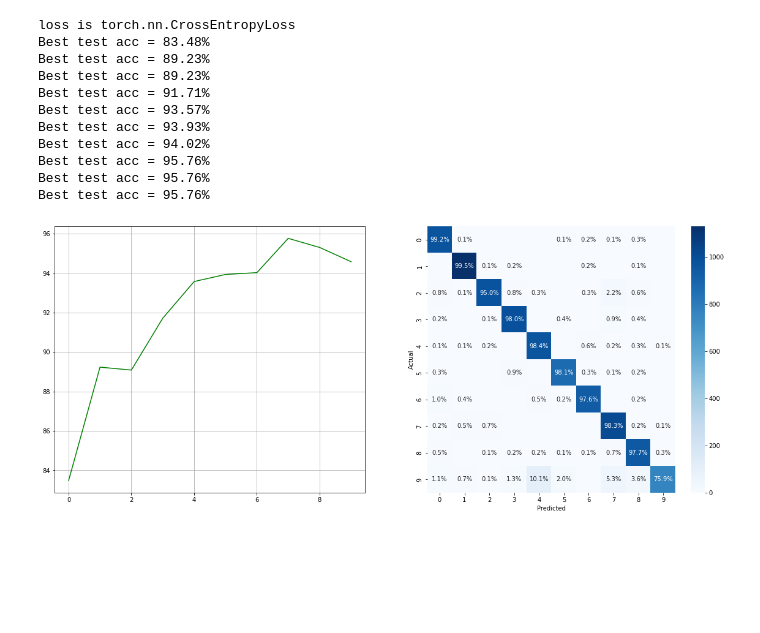
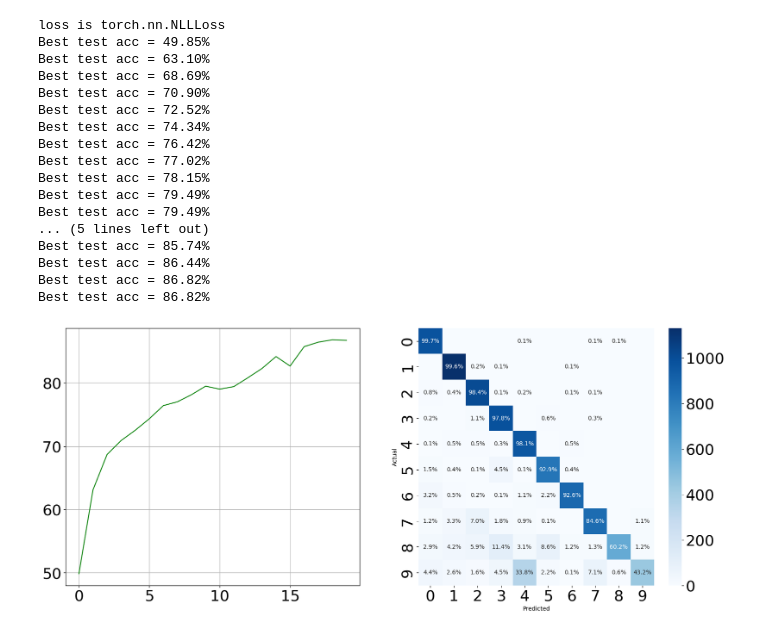
Before and after one commit to PacktPublishing/Machine-Learning-for-Imbalanced-Data, a Jupyter notebook: chapter08/Class_Dependent_Temperature_(CDT)_Loss.ipynb, the cells around one changed output. Drawn from its saved outputs; the diff is of its cells as text; code cells hidden in the pictures; blank space fills up the shorter version.

```diff
--- a/chapter08/Class_Dependent_Temperature_(CDT)_Loss.ipynb
+++ b/chapter08/Class_Dependent_Temperature_(CDT)_Loss.ipynb
@@ -75,8 +136,5 @@ imbalanced_train_loader = torch.utils.data.DataLoader(
 # %%
-%matplotlib inline
 import matplotlib.pyplot as plt
-
-!pip install seaborn
 import seaborn as sns
 
 def show_mnist(arr, nrow=5, ncol=10, figsize=None):
@@ -123,6 +181,7 @@ def vis(test_accs, confusion_mtxes, labels, figsize=(20, 8)):
     plt.subplot(1, 2, 2)
     sns.heatmap(cm, annot=annot, fmt='', cmap="Blues")
     plt.show()
+    return annot
 
 
 print('Original dataset: %d training samples & %d testing samples\n' % (
@@ -132,12 +191,6 @@ print('Distribution of classes in original dataset:')
 fig, ax = plt.subplots()
 _, counts = np.unique(train_loader.dataset.train_labels, return_counts=True)
 ax.bar(classe_labels, counts)
-ax.set_xticks(classe_labels)
-plt.show()
-
-print('Sampling probability for each class:')
-fig, ax = plt.subplots()
-ax.bar(classe_labels, sample_probs)
 ax.set_xticks(classe_labels)
 plt.show()
 
@@ -227,6 +220,4 @@ class TverskyLoss(torch.nn.Module):
 # %%
-from collections import Counter
-
 class Net(torch.nn.Module):
     def __init__(self):
         super(Net, self).__init__()
@@ -246,21 +237,20 @@ class Net(torch.nn.Module):
         return F.log_softmax(x, dim=1)
 
 
-def process(train_loader, test_loader, lossCriterion, weight=None):
+def process(train_loader, test_loader, lossCriterion, epochs=20, gamma=0.1):
     model = Net().to(device)
     optimizer = torch.optim.SGD(model.parameters(), lr=0.01, momentum=0.5)
 
-    if lossCriterion == torch.nn.CrossEntropyLoss:
-      print('loss is torch.nn.CrossEntropyLoss')
+    if lossCriterion == torch.nn.NLLLoss:
+      print('loss is torch.nn.NLLLoss')
       criterion = lossCriterion()
     else:
-      print(sorted(dict(Counter(train_loader.dataset.targets.numpy())).items()))
+      # print(sorted(dict(Counter(train_loader.dataset.targets.numpy())).items()))
       num_class_list = []
       for item in sorted(dict(Counter(train_loader.dataset.targets.numpy())).items()):
         num_class_list.append(item[1])
 
-      print('num_class_list', num_class_list)
-      criterion = lossCriterion(np.array(num_class_list))
+      criterion = lossCriterion(num_class_list, gamma)
 
     def train(train_loader):
         model.train()
@@ -290,31 +280,37 @@ def process(train_loader, test_loader, lossCriterion, weight=None):
         confusion_mtx = sm.confusion_matrix(targets, preds)
         return test_acc, confusion_mtx
 
-
     test_accs, confusion_mtxes = [], []
-    for epoch in range(1, 10 + 1):
+    for epoch in range(0, epochs):
         train(train_loader)
         test_acc, confusion_mtx = test(test_loader)
         test_accs.append(test_acc)
         confusion_mtxes.append(confusion_mtx)
         print('\rBest test acc = %2.2f%%' % max(test_accs))
 
-    vis(test_accs, confusion_mtxes, classe_labels)
+    confusion_mtx = vis(test_accs, confusion_mtxes, classe_labels)
+    return test_accs[np.argmax(test_accs)], confusion_mtx
 # %%
 # baseline of torch.nn.CrossEntropyLoss
-process(imbalanced_train_loader, test_loader, torch.nn.CrossEntropyLoss)
+test_acc_crossentropy, confusion_mtx_crossentropy = process(imbalanced_train_loader, test_loader, torch.nn.NLLLoss)
 # %% [output]
-loss is torch.nn.CrossEntropyLoss
-Best test acc = 83.48%
-Best test acc = 89.23%
-Best test acc = 89.23%
-Best test acc = 91.71%
-Best test acc = 93.57%
-Best test acc = 93.93%
-Best test acc = 94.02%
-Best test acc = 95.76%
-Best test acc = 95.76%
-Best test acc = 95.76%
+loss is torch.nn.NLLLoss
+Best test acc = 49.85%
+Best test acc = 63.10%
+Best test acc = 68.69%
+Best test acc = 70.90%
+Best test acc = 72.52%
+Best test acc = 74.34%
+Best test acc = 76.42%
+Best test acc = 77.02%
+Best test acc = 78.15%
+Best test acc = 79.49%
+Best test acc = 79.49%
+... (5 lines left out)
+Best test acc = 85.74%
+Best test acc = 86.44%
+Best test acc = 86.82%
+Best test acc = 86.82%
-[figure, old version]
+[figure, new version]
 # %%
 class CDT(torch.nn.Module):
```
Also changed, not shown: parts of 16 cells of this notebook, 6 other files.
